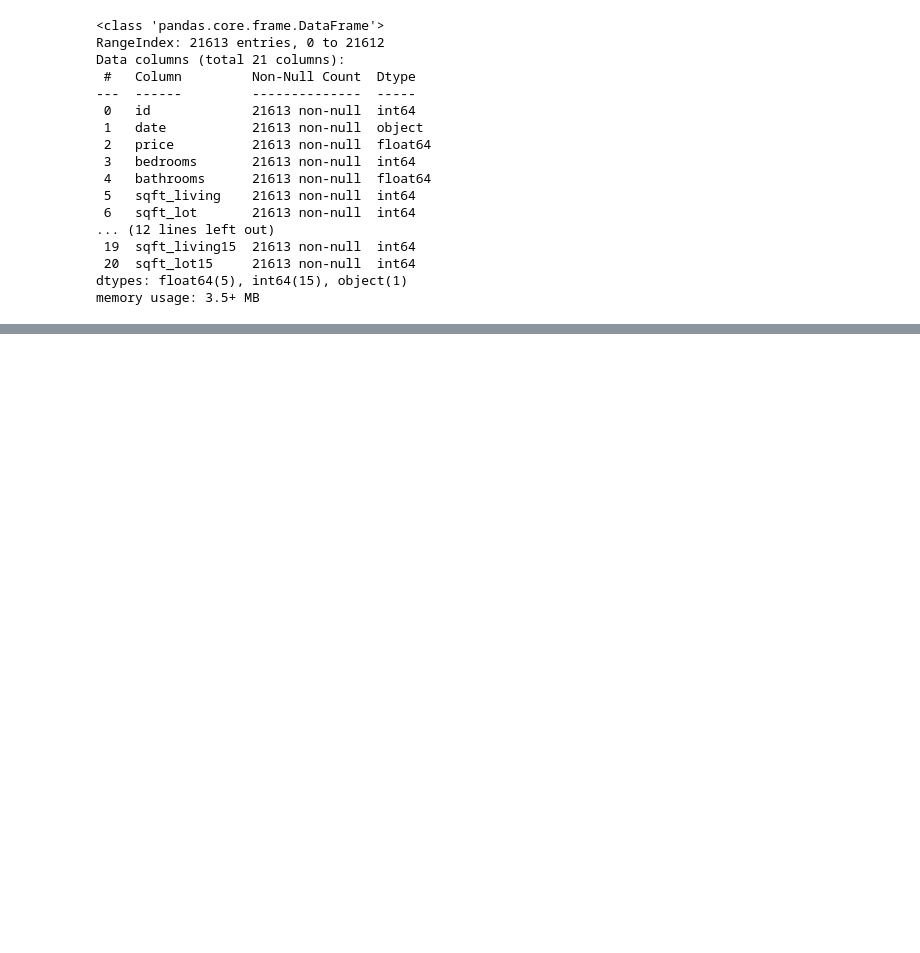
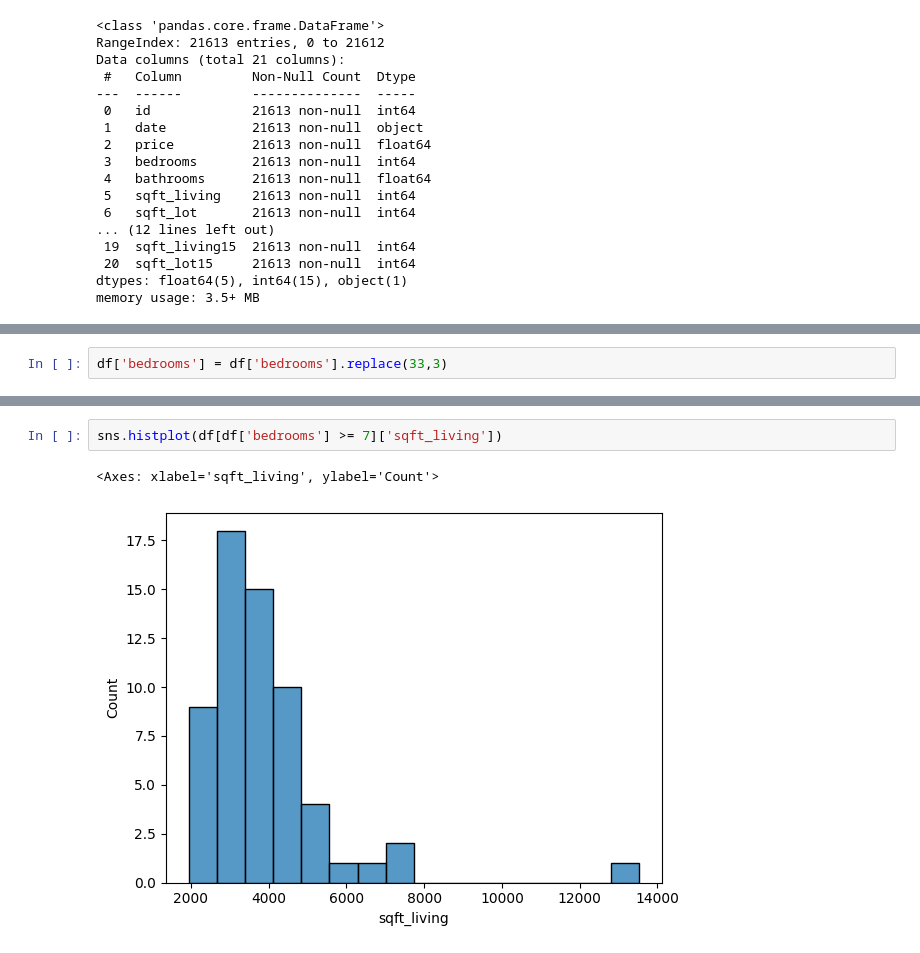
Before and after one commit to ChrlsY/schulich_data_science, a Jupyter notebook: my_notebook.ipynb, the cells around one changed output, grey strips where cells are left out. Drawn from its saved outputs; the diff is of its cells as text; blank space fills up the shorter version.

```diff
--- a/my_notebook.ipynb
+++ b/my_notebook.ipynb
@@ -42,0 +114,2 @@ memory usage: 3.5+ MB
+# %%
+df['bedrooms'] = df['bedrooms'].replace(33,3)
@@ -42,0 +127,5 @@ memory usage: 3.5+ MB
+# %%
+sns.histplot(df[df['bedrooms'] >= 7]['sqft_living'])
+# %% [output]
+<Axes: xlabel='sqft_living', ylabel='Count'>
+[figure, added]
```
Also changed, not shown: parts of 26 cells of this notebook.
